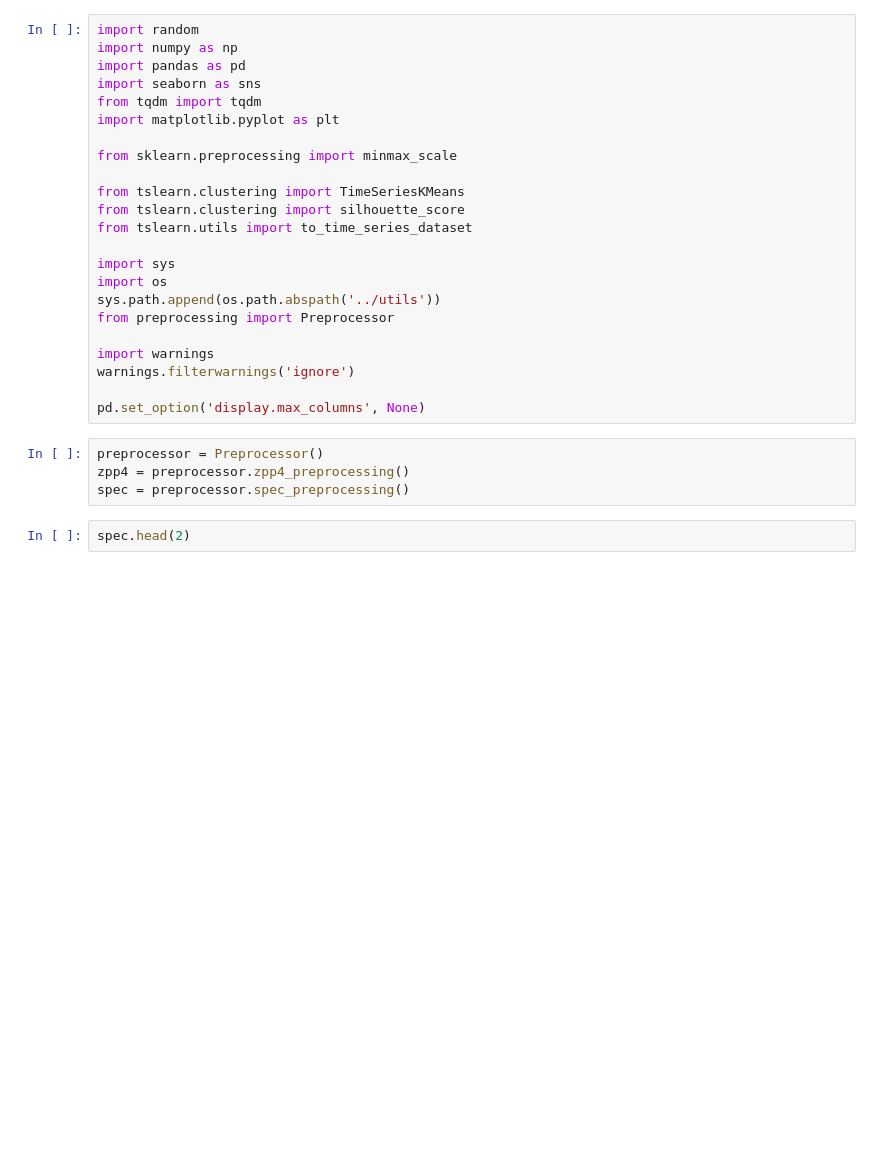
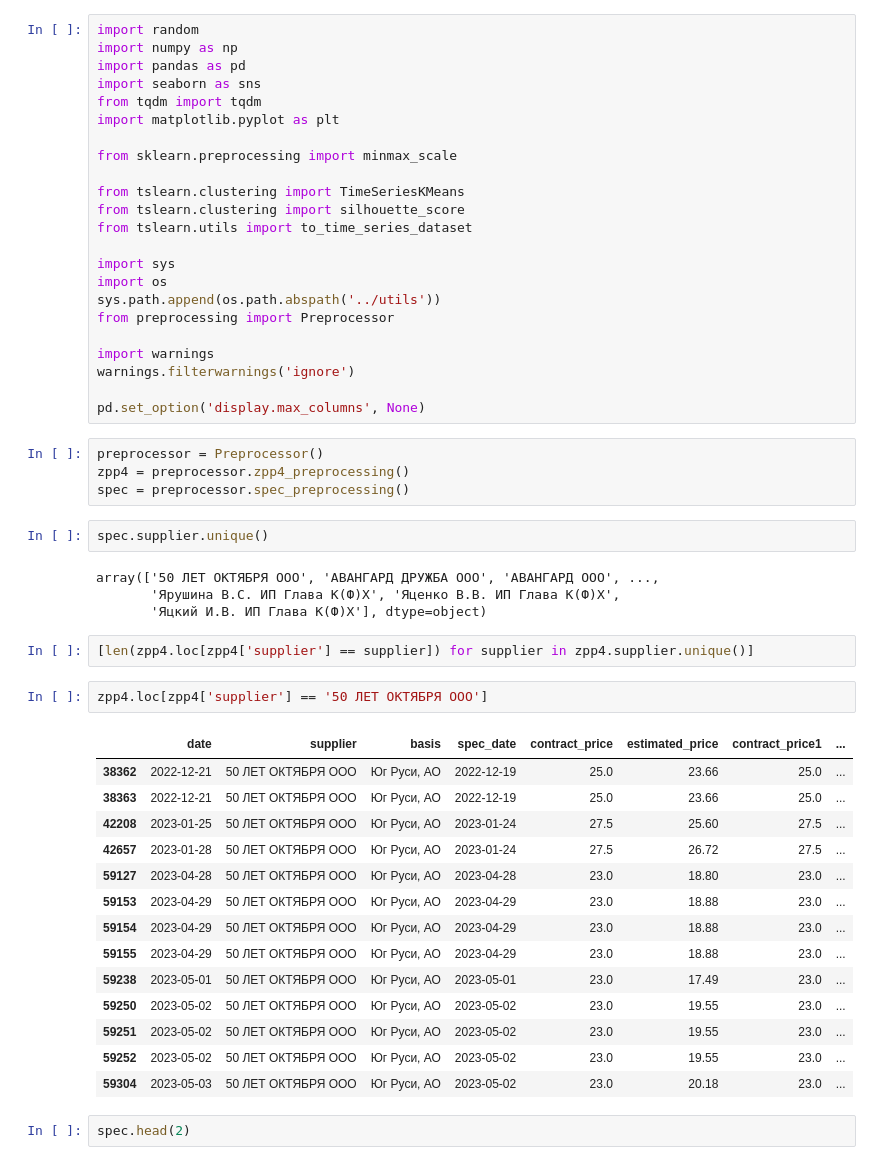
Before and after one commit to my-sas/Suppliers-time-series-analysis, a Jupyter notebook: notebooks/ZPP4.ipynb, the cells around one changed output. Cells and saved outputs as stored; diff of their text form; blank space fills up the shorter version.

```diff
--- a/notebooks/ZPP4.ipynb
+++ b/notebooks/ZPP4.ipynb
@@ -25,6 +25,31 @@ pd.set_option('display.max_columns', None)
 preprocessor = Preprocessor()
 zpp4 = preprocessor.zpp4_preprocessing()
 spec = preprocessor.spec_preprocessing()
+# %%
+spec.supplier.unique()
+# %% [output]
+array(['50 ЛЕТ ОКТЯБРЯ ООО', 'АВАНГАРД ДРУЖБА ООО', 'АВАНГАРД ООО', ...,
+       'Ярушина В.С. ИП Глава К(Ф)Х', 'Яценко В.В. ИП Глава К(Ф)Х',
+       'Яцкий И.В. ИП Глава К(Ф)Х'], dtype=object)
+# %%
+[len(zpp4.loc[zpp4['supplier'] == supplier]) for supplier in zpp4.supplier.unique()]
+# %%
+zpp4.loc[zpp4['supplier'] == '50 ЛЕТ ОКТЯБРЯ ООО']
+# %% [output]
+|  | date | supplier | basis | spec_date | contract_price | estimated_price | contract_price1 | ... |
+| 38362 | 2022-12-21 | 50 ЛЕТ ОКТЯБРЯ ООО | Юг Руси, АО | 2022-12-19 | 25.0 | 23.66 | 25.0 | ... |
+| 38363 | 2022-12-21 | 50 ЛЕТ ОКТЯБРЯ ООО | Юг Руси, АО | 2022-12-19 | 25.0 | 23.66 | 25.0 | ... |
+| 42208 | 2023-01-25 | 50 ЛЕТ ОКТЯБРЯ ООО | Юг Руси, АО | 2023-01-24 | 27.5 | 25.60 | 27.5 | ... |
+| 42657 | 2023-01-28 | 50 ЛЕТ ОКТЯБРЯ ООО | Юг Руси, АО | 2023-01-24 | 27.5 | 26.72 | 27.5 | ... |
+| 59127 | 2023-04-28 | 50 ЛЕТ ОКТЯБРЯ ООО | Юг Руси, АО | 2023-04-28 | 23.0 | 18.80 | 23.0 | ... |
+| 59153 | 2023-04-29 | 50 ЛЕТ ОКТЯБРЯ ООО | Юг Руси, АО | 2023-04-29 | 23.0 | 18.88 | 23.0 | ... |
+| 59154 | 2023-04-29 | 50 ЛЕТ ОКТЯБРЯ ООО | Юг Руси, АО | 2023-04-29 | 23.0 | 18.88 | 23.0 | ... |
+| 59155 | 2023-04-29 | 50 ЛЕТ ОКТЯБРЯ ООО | Юг Руси, АО | 2023-04-29 | 23.0 | 18.88 | 23.0 | ... |
+| 59238 | 2023-05-01 | 50 ЛЕТ ОКТЯБРЯ ООО | Юг Руси, АО | 2023-05-01 | 23.0 | 17.49 | 23.0 | ... |
+| 59250 | 2023-05-02 | 50 ЛЕТ ОКТЯБРЯ ООО | Юг Руси, АО | 2023-05-02 | 23.0 | 19.55 | 23.0 | ... |
+| 59251 | 2023-05-02 | 50 ЛЕТ ОКТЯБРЯ ООО | Юг Руси, АО | 2023-05-02 | 23.0 | 19.55 | 23.0 | ... |
+| 59252 | 2023-05-02 | 50 ЛЕТ ОКТЯБРЯ ООО | Юг Руси, АО | 2023-05-02 | 23.0 | 19.55 | 23.0 | ... |
+| 59304 | 2023-05-03 | 50 ЛЕТ ОКТЯБРЯ ООО | Юг Руси, АО | 2023-05-02 | 23.0 | 20.18 | 23.0 | ... |
 # %%
 spec.head(2)
 # %% [output]
```
Also changed, not shown: 38 other files.
